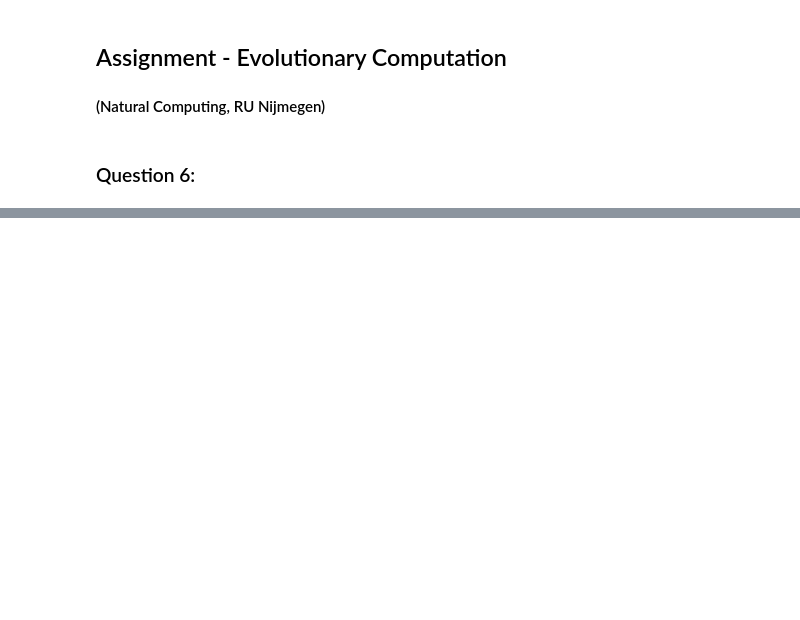
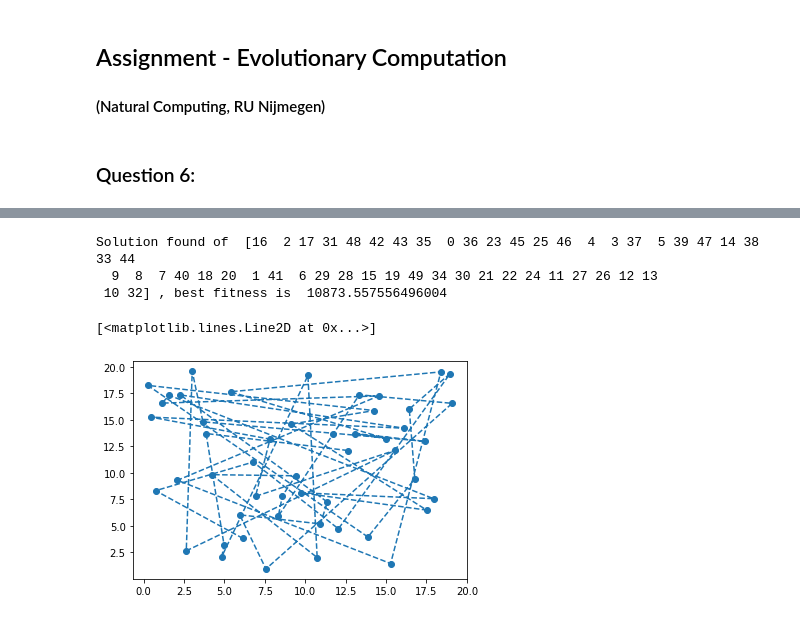
Before and after one commit to angelinabudiarto/NaturalComputing-RU, a Jupyter notebook: Assignment-EvolutionaryComputation/6_EvolutionaryComputation.ipynb, the cells around one changed output, grey strips where cells are left out. Cells and saved outputs as stored; diff of their text form; code cells hidden in the pictures; blank space fills up the shorter version.

```diff
--- a/Assignment-EvolutionaryComputation/6_EvolutionaryComputation.ipynb
+++ b/Assignment-EvolutionaryComputation/6_EvolutionaryComputation.ipynb
@@ -254,3 +311,16 @@ Solution found of  [ 0  3 33 30 41 49 36 14 20 10 34 37 29 23 45 47 39 13 18 21
+# %%
+instance_memetic_solution = genetic_algorithm_memetic(N, max_iters=200, tour_size=15)
+
+x, y = list(), list()
+[x.append(coords_tsp[i][0]) for i in instance_memetic_solution]
+[y.append(coords_tsp[i][1]) for i in instance_memetic_solution]
+plt.plot(x, y, linestyle='dashed', marker='o')
+# %% [output]
+Solution found of  [16  2 17 31 48 42 43 35  0 36 23 45 25 46  4  3 37  5 39 47 14 38 33 44
+  9  8  7 40 18 20  1 41  6 29 28 15 19 49 34 30 21 22 24 11 27 26 12 13
+ 10 32] , best fitness is  10873.557556496004
+[<matplotlib.lines.Line2D at 0x...>]
+[figure, added]
 # %% [markdown]
 <a style='text-decoration:none;line-height:16px;display:flex;color:#5B5B62;padding:10px;justify-content:end;' href='https://deepnote.com?utm_source=created-in-deepnote-cell&projectId=a99332b8-5d3d-47fa-8230-1d208927ff84' target="_blank">
 <img style='display:inline;max-height:16px;margin:0px;margin-right:7.5px;' src='embedded-picture-1' > </img>
```
Also changed, not shown: parts of 9 cells of this notebook, 2 other files.
